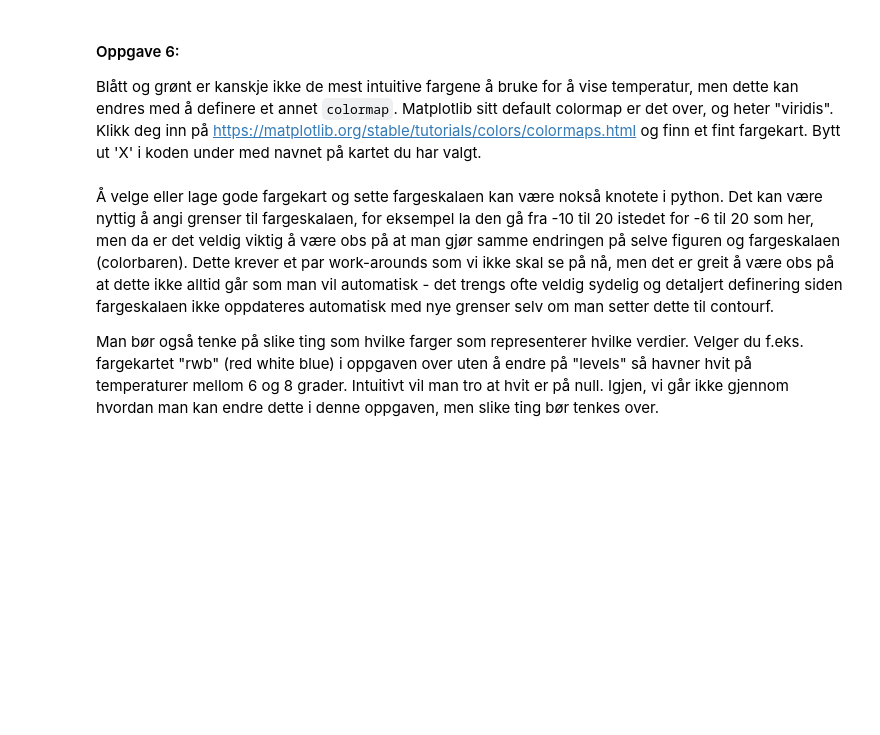
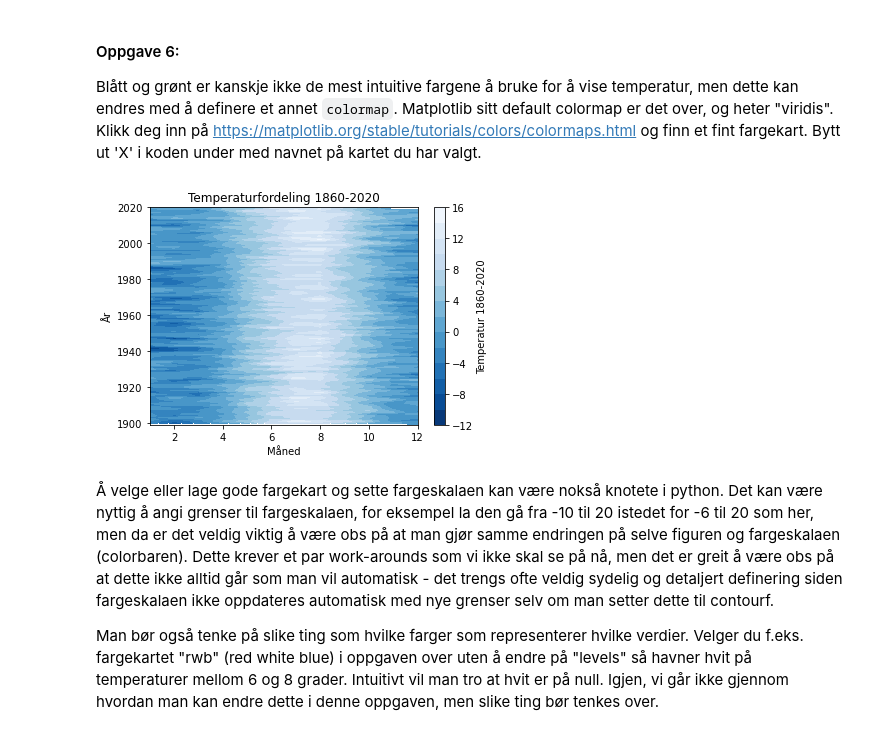
Before and after one commit to irendundas/EkteData, a Jupyter notebook: Figurer.ipynb, the cells around one changed output. Saved outputs shown, nothing was run; the diff lists cells and outputs as text; code cells hidden in the pictures; blank space fills up the shorter version.

```diff
--- a/Figurer.ipynb
+++ b/Figurer.ipynb
@@ -197,18 +216,20 @@ plt.show()
 Blått og grønt er kanskje ikke de mest intuitive fargene å bruke for å vise temperatur, men dette kan endres med å definere et annet `colormap`. Matplotlib sitt default colormap er det over, og heter "viridis". Klikk deg inn på https://matplotlib.org/stable/tutorials/colors/colormaps.html og finn et fint fargekart. Bytt ut 'X' i koden under med navnet på kartet du har valgt.
 # %%
 ax=plt.axes()
-cmap=cm.get_cmap('X')
+cmap=cm.get_cmap('Blues_r')
 c=ax.contourf(
     np.linspace(1,12,12),tid,temp,
     cmap=cmap, # Her definerer du at fargekartet du har valgt skal brukes i denne figuren
     levels=15) # Angi hvor fin inndeling du vil ha på fargeskalaen
 cbar=plt.colorbar(c)
 cbar.set_label('Temperatur 1860-2020')
 ax.set(
     title='Temperaturfordeling 1860-2020',
     ylabel='År',
     xlabel='Måned')
 plt.show()
+# %% [output]
+[figure, added]
 # %% [markdown]
 Å velge eller lage gode fargekart og sette fargeskalaen kan være nokså knotete i python. Det kan være nyttig å angi grenser til fargeskalaen, for eksempel la den gå fra -10 til 20 istedet for -6 til 20 som her, men da er det veldig viktig å være obs på at man gjør samme endringen på selve figuren og fargeskalaen (colorbaren). Dette krever et par work-arounds som vi ikke skal se på nå, men det er greit å være obs på at dette ikke alltid går som man vil automatisk - det trengs ofte veldig sydelig og detaljert definering siden fargeskalaen ikke oppdateres automatisk med nye grenser selv om man setter dette til contourf.
 
```
Also changed, not shown: parts of 8 cells of this notebook, 3 other files.
